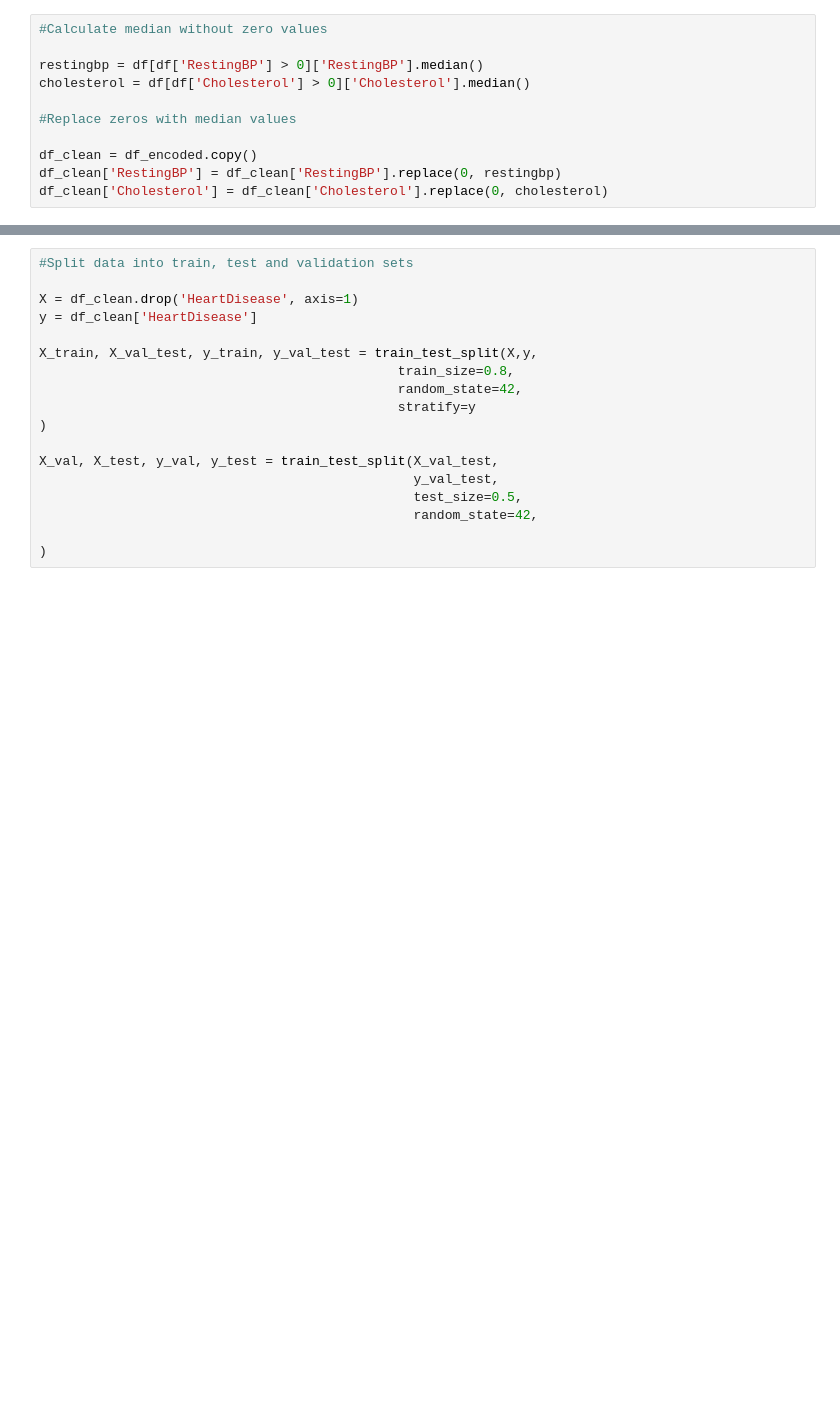
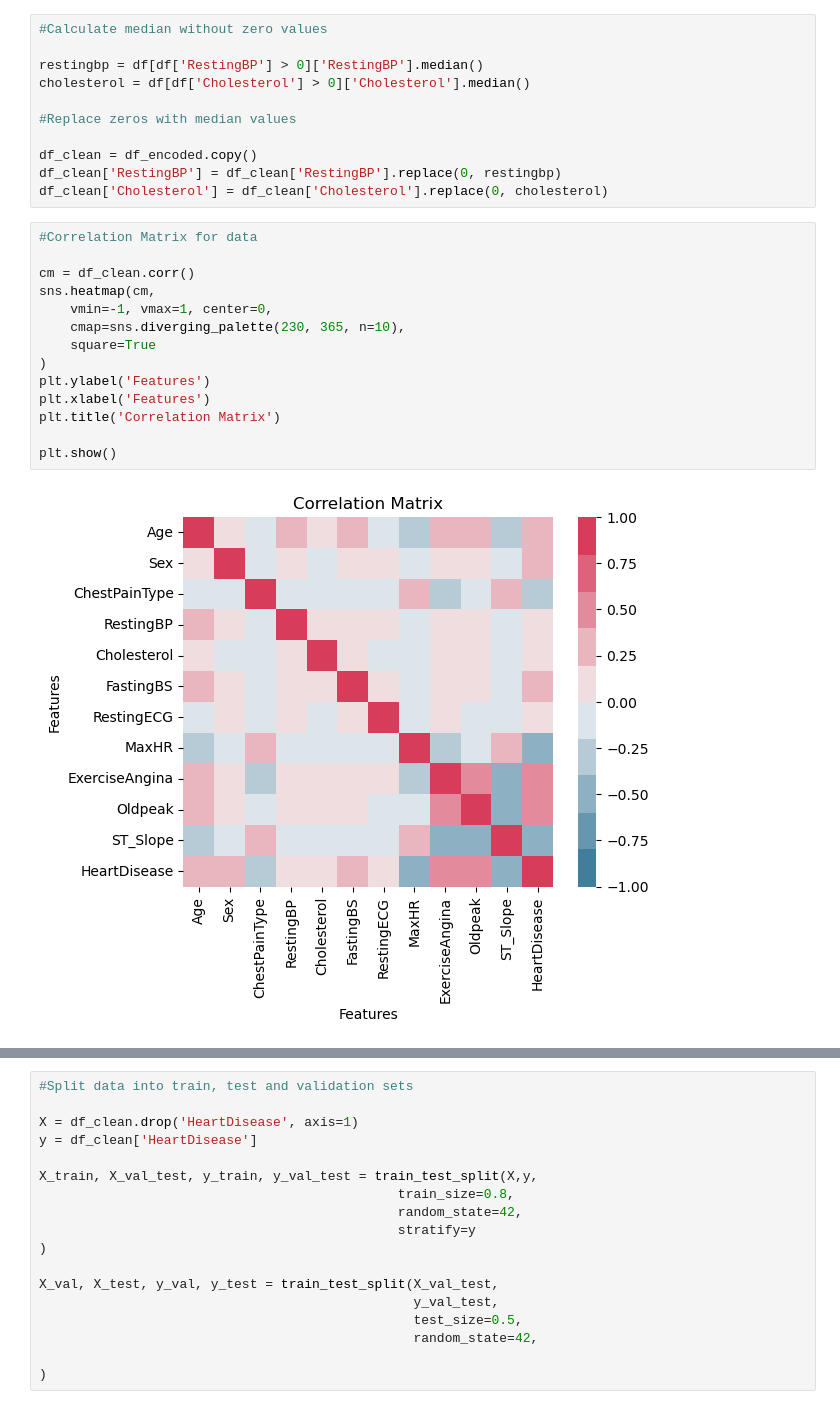
Before and after one commit to Vikalp-05/ML-Project, a Jupyter notebook: Project.ipynb, the cells around one changed output, grey strips where cells are left out. Drawn from its saved outputs; the diff is of its cells as text; blank space fills up the shorter version.

Commit message:
Created graphs of data and made a classification report for model

```diff
--- a/Project.ipynb
+++ b/Project.ipynb
@@ -95,4 +96,20 @@ cholesterol = df[df['Cholesterol'] > 0]['Cholesterol'].median()
 df_clean = df_encoded.copy()
 df_clean['RestingBP'] = df_clean['RestingBP'].replace(0, restingbp)
 df_clean['Cholesterol'] = df_clean['Cholesterol'].replace(0, cholesterol)
+# %%
+#Correlation Matrix for data
+
+cm = df_clean.corr()
+sns.heatmap(cm,
+    vmin=-1, vmax=1, center=0,
+    cmap=sns.diverging_palette(230, 365, n=10),
+    square=True
+)
+plt.ylabel('Features')
+plt.xlabel('Features')
+plt.title('Correlation Matrix')
+
+plt.show()
+# %% [output]
+[figure, added]
 # %%
```
Also changed, not shown: parts of 4 cells of this notebook.
